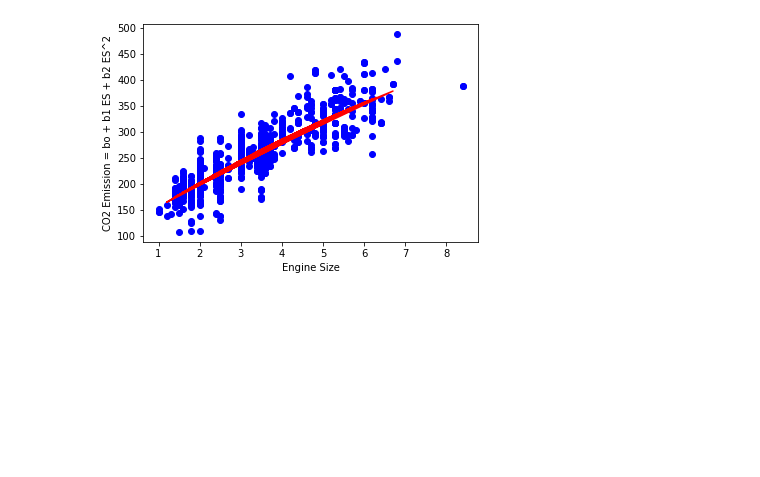
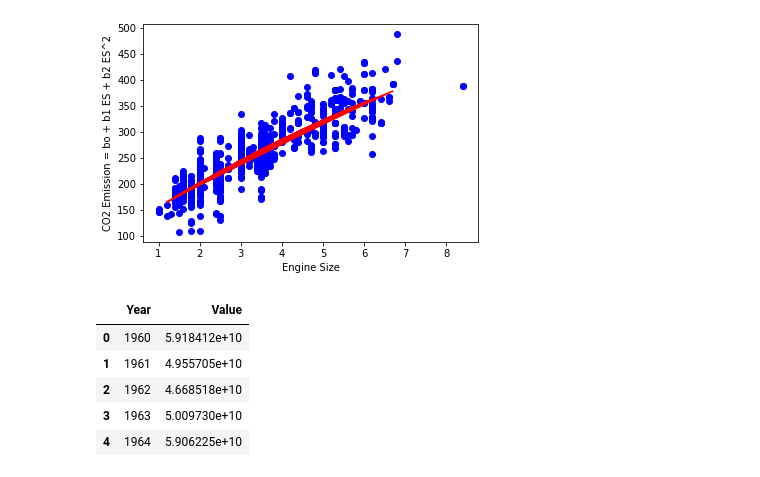
Before and after one commit to madhurdevkota/machine-learning, a Jupyter notebook: Regression_models.ipynb, the cells around one changed output. Cells and saved outputs as stored; diff of their text form; code cells hidden in the pictures; blank space fills up the shorter version.

```diff
--- a/Regression_models.ipynb
+++ b/Regression_models.ipynb
@@ -303,0 +308,11 @@ R2 score:
+# %%
+# data
+china_gdp_data =pd.read_csv('https://www.dropbox.com/s/fv1r23sl9ql6oxv/china_gdp.csv?dl=1')
+china_gdp_data.head()
+# %% [output]
+|  | Year | Value |
+| 0 | 1960 | 5.918412e+10 |
+| 1 | 1961 | 4.955705e+10 |
+| 2 | 1962 | 4.668518e+10 |
+| 3 | 1963 | 5.009730e+10 |
+| 4 | 1964 | 5.906225e+10 |
```
Also changed, not shown: parts of 5 cells of this notebook.
